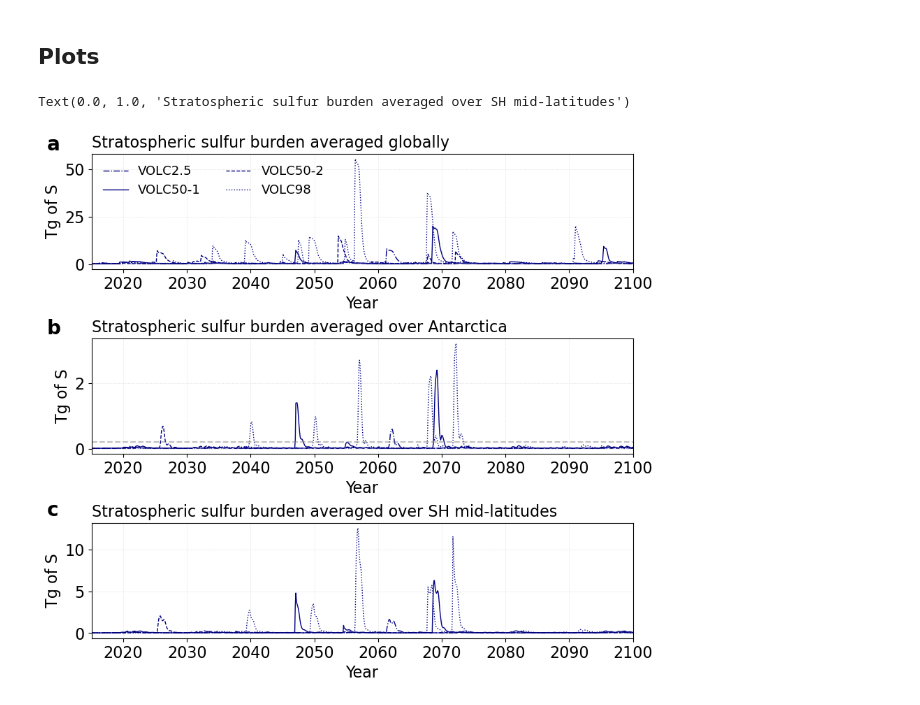
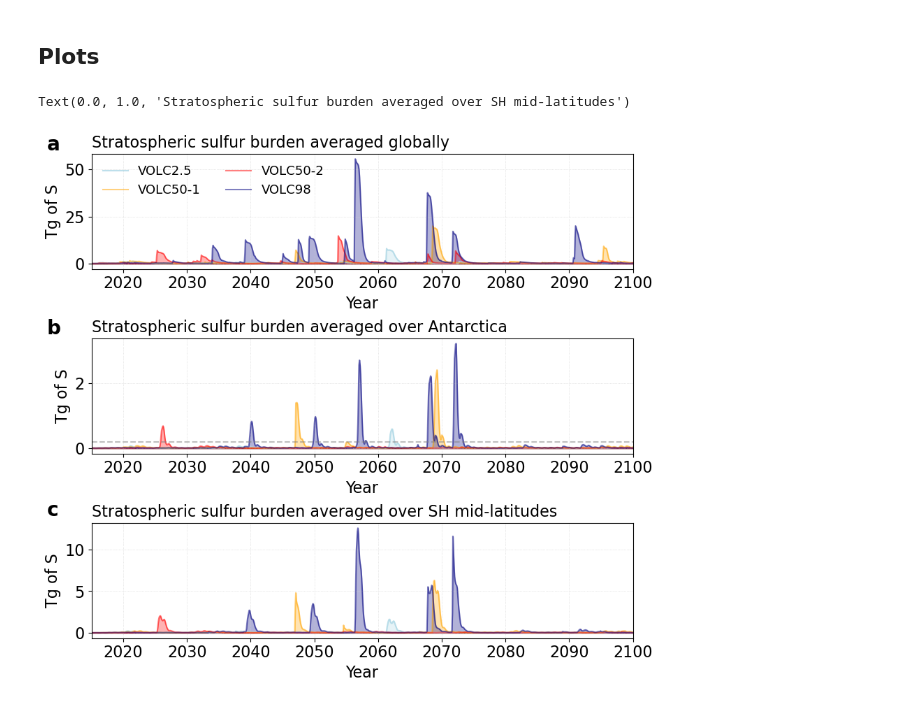
Before and after one commit to maychim/volc_ozone, a Jupyter notebook: Figure2.ipynb, the cells around one changed output. Cells and saved outputs as stored; diff of their text form; code cells hidden in the pictures.

```diff
--- a/Figure2.ipynb
+++ b/Figure2.ipynb
@@ -78,52 +78,61 @@ def calc_south_midlat_s_burden(df):
 # %%
 fig, (ax1,ax2,ax3) = plt.subplots(3,1,figsize=(10,9),dpi=100)
 plt.subplots_adjust(hspace=0.6)
-
 ax1.grid(ls='dotted',color='lightgrey', lw = 0.5)
 ax2.grid(ls='dotted',color='lightgrey', lw = 0.5)
 ax3.grid(ls='dotted',color='lightgrey', lw = 0.5)
-
 daysince = np.arange(2015,2101,1/12)
 
 # Panel a
-ax1.plot(daysince, (s_mean['volc25']), label = 'VOLC2.5', color = 'navy', lw=1, ls ='dashdot')
-ax1.plot(daysince, (s_mean['volc50']), label = 'VOLC50-1', color = 'navy', lw=1)
-ax1.plot(daysince, (s_mean['volc50_2']), label = 'VOLC50-2', color = 'navy', lw=1, ls ='--')
-ax1.plot(daysince, (s_mean['volc98']), label = 'VOLC98', color = 'navy', lw=1, ls = 'dotted')
+ax1.fill_between(daysince, (s_mean['volc25']), 0, alpha=0.3, color='lightblue')
+ax1.fill_between(daysince, (s_mean['volc50']), 0, alpha=0.3, color='orange')
+ax1.fill_between(daysince, (s_mean['volc50_2']), 0, alpha=0.3, color='red')
+ax1.fill_between(daysince, (s_mean['volc98']), 0, alpha=0.3, color='navy')
+ax1.plot(daysince, (s_mean['volc25']), label = 'VOLC2.5', color = 'lightblue', lw=1.5, alpha=0.8)
+ax1.plot(daysince, (s_mean['volc50']), label = 'VOLC50-1', color = 'orange', lw=1.5, alpha=0.5)
+ax1.plot(daysince, (s_mean['volc50_2']), label = 'VOLC50-2', color = 'red', lw=1.5, alpha=0.5)
+ax1.plot(daysince, (s_mean['volc98']), label = 'VOLC98', color = 'navy', lw=1.5, alpha=0.5)
 
 # Panel b
-ax2.plot(daysince, calc_south_pole_s_burden(grid_all['volc25']), label = 'VOLC2.5', color = 'navy', lw=1, ls ='dashdot')
-ax2.plot(daysince, calc_south_pole_s_burden(grid_all['volc50']), label = 'VOLC50-1', color = 'navy', lw=1)
-ax2.plot(daysince, calc_south_pole_s_burden(grid_all['volc50_2']), label = 'VOLC50-2', color = 'navy', lw=1, ls ='--')
-ax2.plot(daysince, calc_south_pole_s_burden(grid_all['volc98']), label = 'VOLC98', color = 'navy', lw=1, ls = 'dotted')
-
+ax2.fill_between(daysince, calc_south_pole_s_burden(grid_all['volc25']), 0, alpha=0.3, color='lightblue')
+ax2.fill_between(daysince, calc_south_pole_s_burden(grid_all['volc50']), 0, alpha=0.3, color='orange')
+ax2.fill_between(daysince, calc_south_pole_s_burden(grid_all['volc50_2']), 0, alpha=0.3, color='red')
+ax2.fill_between(daysince, calc_south_pole_s_burden(grid_all['volc98']), 0, alpha=0.3, color='navy')
+ax2.plot(daysince, calc_south_pole_s_burden(grid_all['volc25']), label = 'VOLC2.5', color = 'lightblue', lw=1.5, alpha=0.8)
+ax2.plot(daysince, calc_south_pole_s_burden(grid_all['volc50']), label = 'VOLC50-1', color = 'orange', lw=1.5, alpha=0.5)
+ax2.plot(daysince, calc_south_pole_s_burden(grid_all['volc50_2']), label = 'VOLC50-2', color = 'red', lw=1.5, alpha=0.5)
+ax2.plot(daysince, calc_south_pole_s_burden(grid_all['volc98']), label = 'VOLC98', color = 'navy', lw=1.5, alpha=0.5)
 ax2.axhline(0.2, color = 'grey', alpha = 0.5, ls = '--')
 
 # Panel c
-ax3.plot(daysince, calc_south_midlat_s_burden(grid_all['volc25']), label = 'VOLC2.5', color = 'navy', lw=1, ls ='dashdot')
-ax3.plot(daysince, calc_south_midlat_s_burden(grid_all['volc50']), label = 'VOLC50-1', color = 'navy', lw=1)
-ax3.plot(daysince, calc_south_midlat_s_burden(grid_all['volc50_2']), label = 'VOLC50-2', color = 'navy', lw=1, ls ='--')
-ax3.plot(daysince, calc_south_midlat_s_burden(grid_all['volc98']), label = 'VOLC98', color = 'navy', lw=1, ls = 'dotted')
+ax3.fill_between(daysince, calc_south_midlat_s_burden(grid_all['volc25']), 0, alpha=0.3, color='lightblue')
+ax3.fill_between(daysince, calc_south_midlat_s_burden(grid_all['volc50']), 0, alpha=0.3, color='orange')
+ax3.fill_between(daysince, calc_south_midlat_s_burden(grid_all['volc50_2']), 0, alpha=0.3, color='red')
+ax3.fill_between(daysince, calc_south_midlat_s_burden(grid_all['volc98']), 0, alpha=0.3, color='navy')
+ax3.plot(daysince, calc_south_midlat_s_burden(grid_all['volc25']), label = 'VOLC2.5', color = 'lightblue', lw=1.5, alpha=0.8)
+ax3.plot(daysince, calc_south_midlat_s_burden(grid_all['volc50']), label = 'VOLC50-1', color = 'orange', lw=1.5, alpha=0.5)
+ax3.plot(daysince, calc_south_midlat_s_burden(grid_all['volc50_2']), label = 'VOLC50-2', color = 'red', lw=1.5, alpha=0.5)
+ax3.plot(daysince, calc_south_midlat_s_burden(grid_all['volc98']), label = 'VOLC98', color = 'navy', lw=1.5, alpha=0.5)
 
 # Figure adjustments
 ax1.text(2008, 60, 'a', fontsize = 20, fontweight='bold')
 ax1.set_ylabel('Tg of S')
 ax1.set_xlim(2015,2100)
 ax1.set_xlabel('Year')
 ax1.legend(loc="upper left", ncol = 2, fontsize = 13,frameon=False)
 ax1.set_title('Stratospheric sulfur burden averaged globally', loc = 'left', fontsize = 16)
 
 ax2.text(2008, 3.5, 'b', fontsize = 20, fontweight='bold')
 ax2.set_ylabel('Tg of S')
 ax2.set_xlim(2015,2100)
 ax2.set_xlabel('Year')
 ax2.set_title('Stratospheric sulfur burden averaged over Antarctica', loc='left',fontsize = 16)
 
 ax3.text(2008, 14, 'c', fontsize = 20, fontweight='bold')
 ax3.set_ylabel('Tg of S')
 ax3.set_xlim(2015,2100)
 ax3.set_xlabel('Year')
 ax3.set_title('Stratospheric sulfur burden averaged over SH mid-latitudes', loc='left',fontsize = 16)
 # %% [output]
 Text(0.0, 1.0, 'Stratospheric sulfur burden averaged over SH mid-latitudes')
-[figure, old version]
+[figure, new version]
```
Also changed, not shown: 2 other files.
